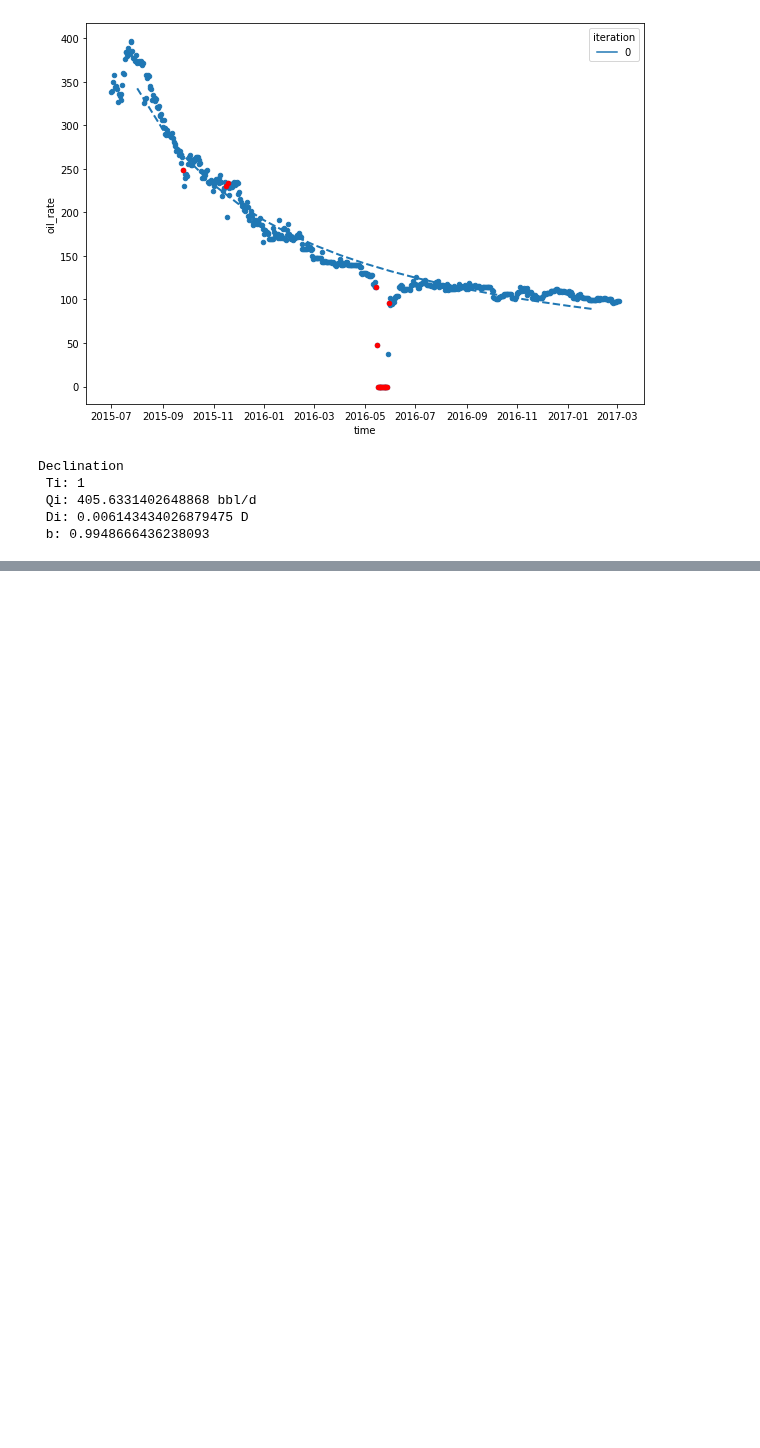
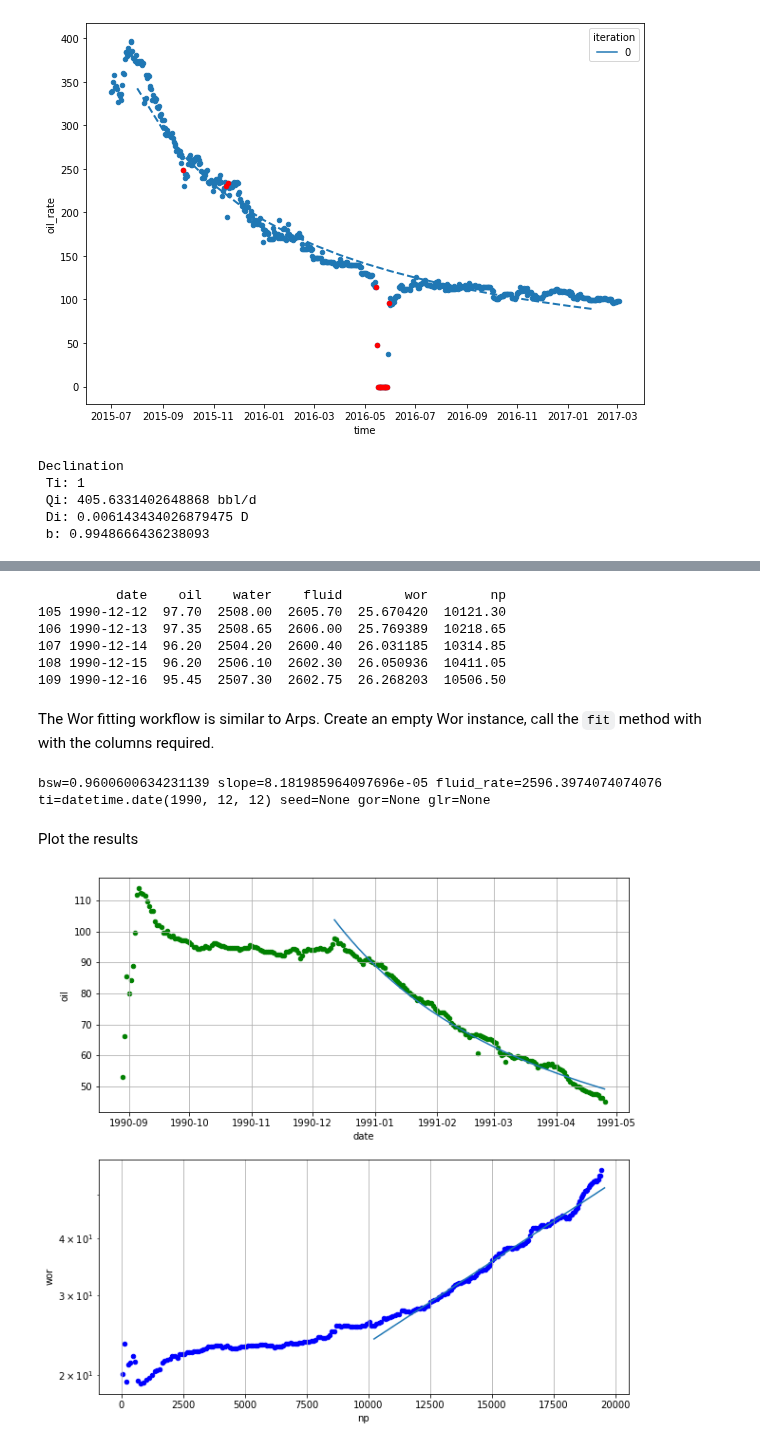
Before and after one commit to scuervo91/dcapy, a Jupyter notebook: examples/1-basics/1e-Tutorial_Fit data.ipynb, the cells around one changed output, grey strips where cells are left out. Drawn from its saved outputs; the diff is of its cells as text; code cells hidden in the pictures; blank space fills up the shorter version.

```diff
--- a/examples/1-basics/1e-Tutorial_Fit data.ipynb
+++ b/examples/1-basics/1e-Tutorial_Fit data.ipynb
@@ -141,0 +180,36 @@ Declination
+# %%
+prod_w1 = prod_wor[prod_wor['date']>=pd.Timestamp(1990,12,12)]
+print(prod_w1.head())
+# %% [output]
+          date    oil    water    fluid        wor        np
+105 1990-12-12  97.70  2508.00  2605.70  25.670420  10121.30
+106 1990-12-13  97.35  2508.65  2606.00  25.769389  10218.65
+107 1990-12-14  96.20  2504.20  2600.40  26.031185  10314.85
+108 1990-12-15  96.20  2506.10  2602.30  26.050936  10411.05
+109 1990-12-16  95.45  2507.30  2602.75  26.268203  10506.50
+# %% [markdown]
+The Wor fitting workflow is similar to Arps. Create an empty Wor instance, call the `fit` method with with the columns required.
+# %%
+wor_dec = dca.Wor()
+wor_dec.fit(df=prod_w1[['date','oil','water']], time='date',oil_rate='oil',water_rate='water')
+print(wor_dec)
+# %% [output]
+bsw=0.9600600634231139 slope=8.181985964097696e-05 fluid_rate=2596.3974074074076 ti=datetime.date(1990, 12, 12) seed=None gor=None glr=None
+# %% [markdown]
+Plot the results
+# %%
+wor_forecast=wor_dec.forecast(start=date(1990,12,12),end=date(1991,4,25), cum_i=10121)
+fig, ax = plt.subplots(2,1, figsize=(10,10))
+
+prod_wor.plot(x='date',y='oil', kind='scatter', ax=ax[0], color='g')
+sns.lineplot(data=wor_forecast.to_timestamp().reset_index(), x='date',y='oil_rate', ax=ax[0])
+
+
+prod_wor.plot(x='np',y='wor', kind='scatter', ax=ax[1], color='b')
+sns.lineplot(data=wor_forecast.to_timestamp().reset_index(), x='oil_cum',y='wor', ax=ax[1])
+ax[1].set_yscale('log')
+
+ax[0].grid()
+ax[1].grid()
+# %% [output]
+[figure, added]
```
Also changed, not shown: parts of 6 cells of this notebook, 8 other files.
